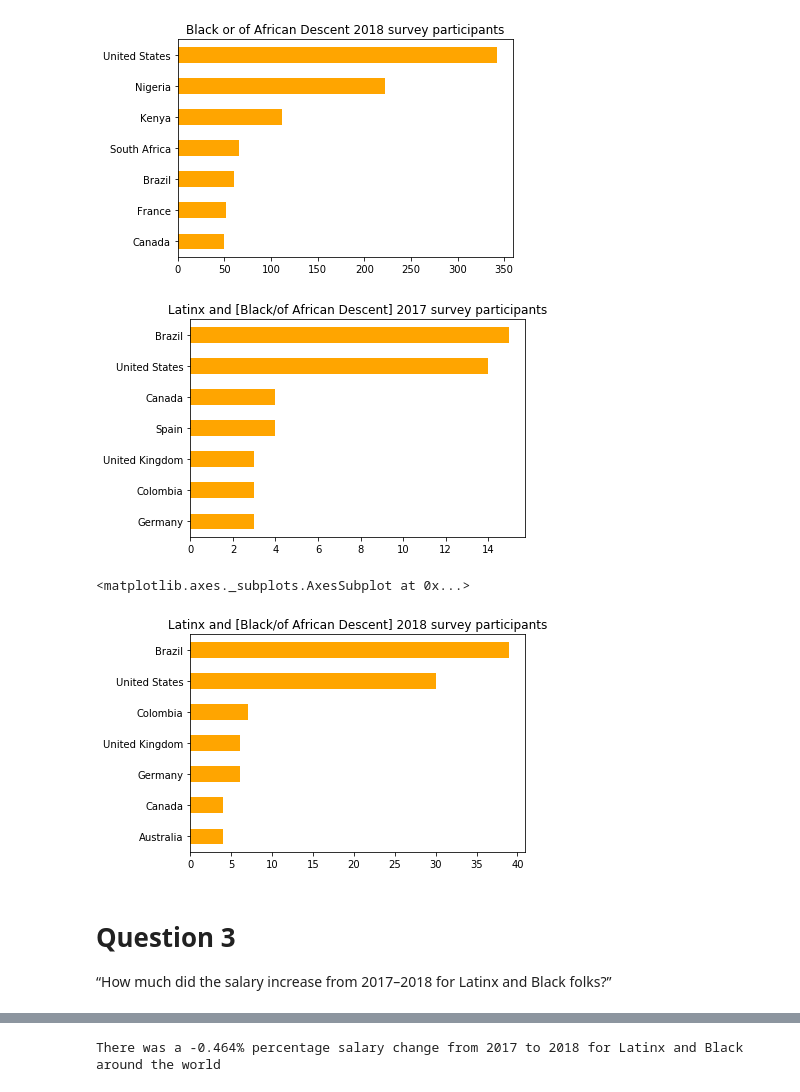
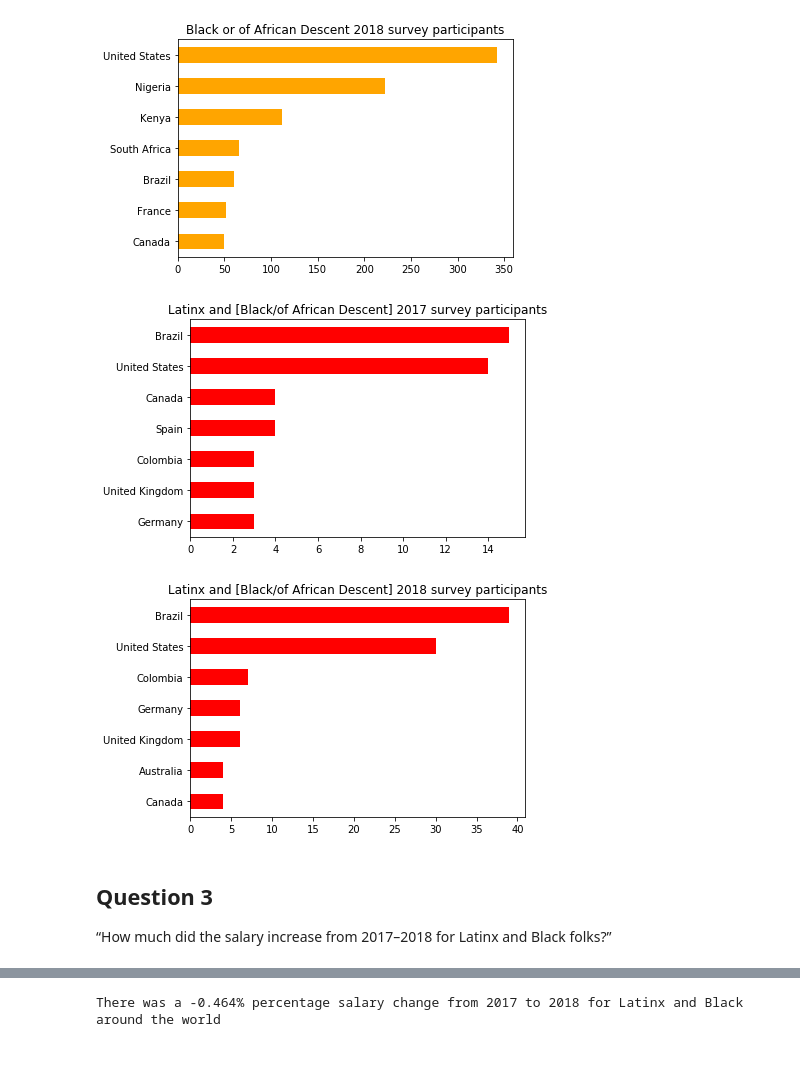
Before and after one commit to darrylbalderas/stack-overflow, a Jupyter notebook: survey-analysis.ipynb, the cells around one changed output, grey strips where cells are left out. Saved outputs shown, nothing was run; the diff lists cells and outputs as text; code cells hidden in the pictures; blank space fills up the shorter version.

```diff
--- a/survey-analysis.ipynb
+++ b/survey-analysis.ipynb
@@ -197,21 +193,16 @@ plt.show()
 [figure]
 [figure]
 # %%
-#Both Latinx and Black/African Descent
-df = survey_data2017.loc[of.get_indexes(survey_data2017, "Race", of.is_latinx_and_black),:].reset_index()
-df['Country'].value_counts()[:7][::-1].plot(kind="barh",
-                                             title="Latinx and [Black/of African Descent] 2017 survey participants",
-                                             color="orange")
-plt.show()
-df = survey_data2018.loc[of.get_indexes(survey_data2018, "RaceEthnicity", of.is_latinx_and_black),:].reset_index()
-df['Country'].value_counts()[:7][::-1].plot(kind="barh",
-                                             title="Latinx and [Black/of African Descent] 2018 survey participants",
-                                             color="orange")
+#Show Both Latinx and Black/African Descent
+of.plot_countries_ethnicities(survey_data2017, survey_data2018,
+                           of.is_latinx_and_black,
+                           "Latinx and [Black/of African Descent] 2017 survey participants",
+                           "Latinx and [Black/of African Descent] 2018 survey participants",
+                           "red", 7)
 # %% [output]
-[figure, old version]
+[figure, new version]
-<matplotlib.axes._subplots.AxesSubplot at 0x...>
-[figure, old version]
+[figure, new version]
 # %% [markdown]
-# Question 3
+## Question 3
 
 “How much did the salary increase from 2017–2018 for Latinx and Black folks?”
```
Also changed, not shown: parts of 16 cells of this notebook, 1 other file.
